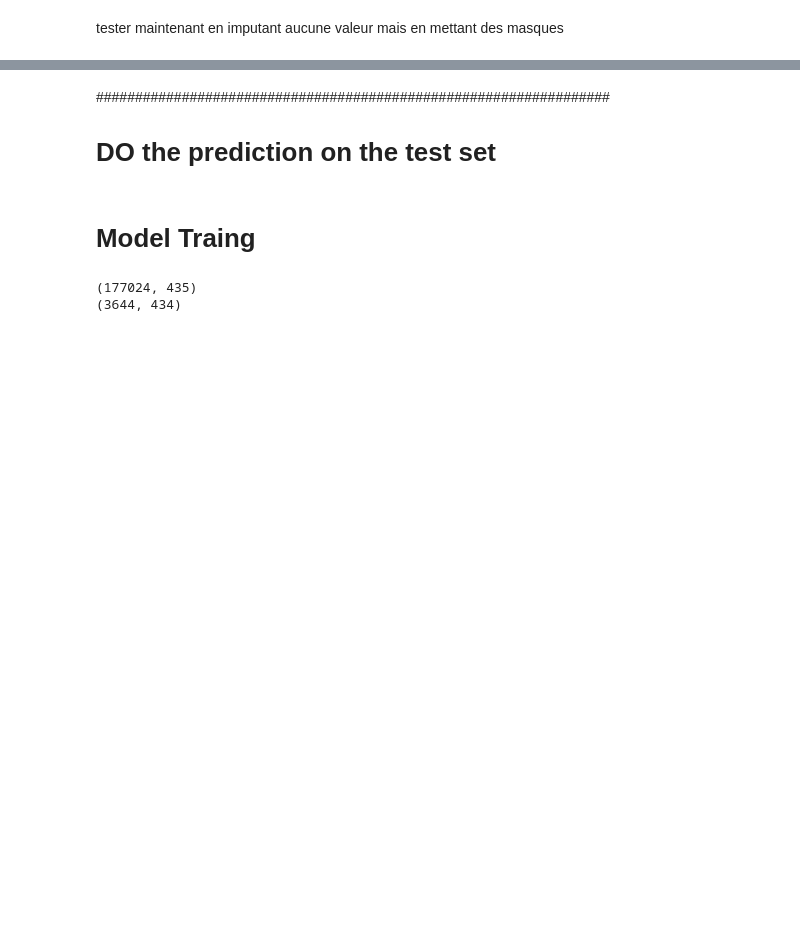
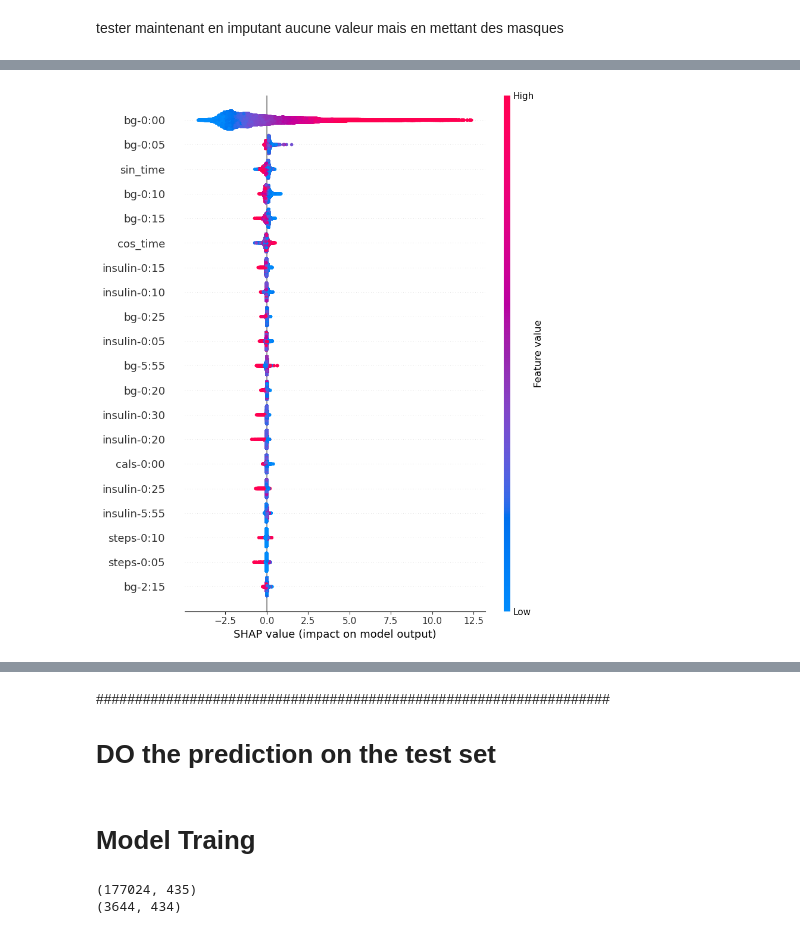
Before and after one commit to juliettemaes/Blood-Glucose-Prediction, a Jupyter notebook: xgboostJM.ipynb, the cells around one changed output, grey strips where cells are left out. Saved outputs shown, nothing was run; the diff lists cells and outputs as text; code cells hidden in the pictures; blank space fills up the shorter version.

```diff
--- a/xgboostJM.ipynb
+++ b/xgboostJM.ipynb
@@ -65,6 +65,11 @@ print(train.isnull().sum())
 percentages = train.isnull().sum() / train.shape[0] * 100
 print("Percentage of missing values : ")
 print(percentages)
+
+
+print("nb of NaN in each session")
+nan_counts_per_session = train.isnull().sum(axis=1)
+nan_counts_per_session.head()
 # %% [output]
 Number of missing values :
 id                    0
@@ -593,0 +683,11 @@ tester maintenant en imputant aucune valeur mais en mettant des masques
+# %%
+# Initialize the SHAP explainer
+explainer = shap.Explainer(models[0])
+
+# Calculate SHAP values for all instances
+shap_values = explainer(X)
+
+# Visualize global feature importance using summary plot
+shap.summary_plot(shap_values, X)
+# %% [output]
+[figure, added]
```
Also changed, not shown: parts of 18 cells of this notebook.
